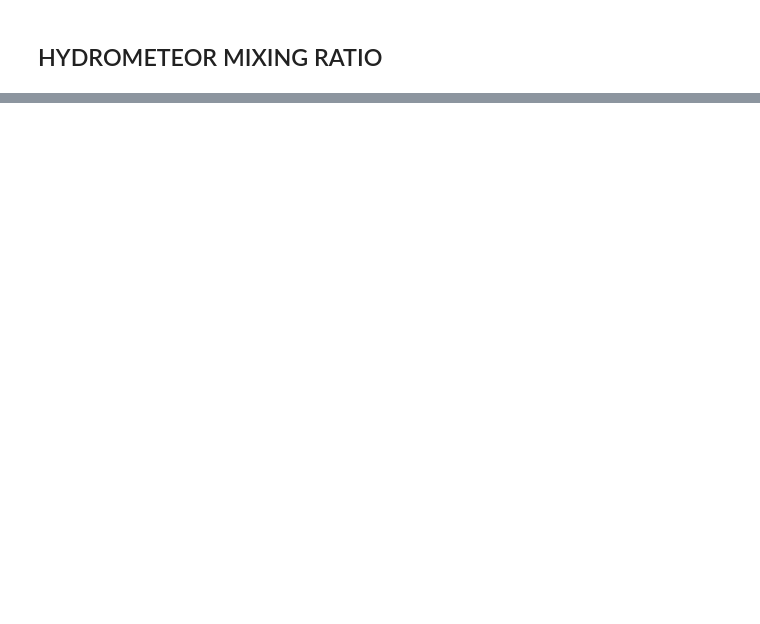
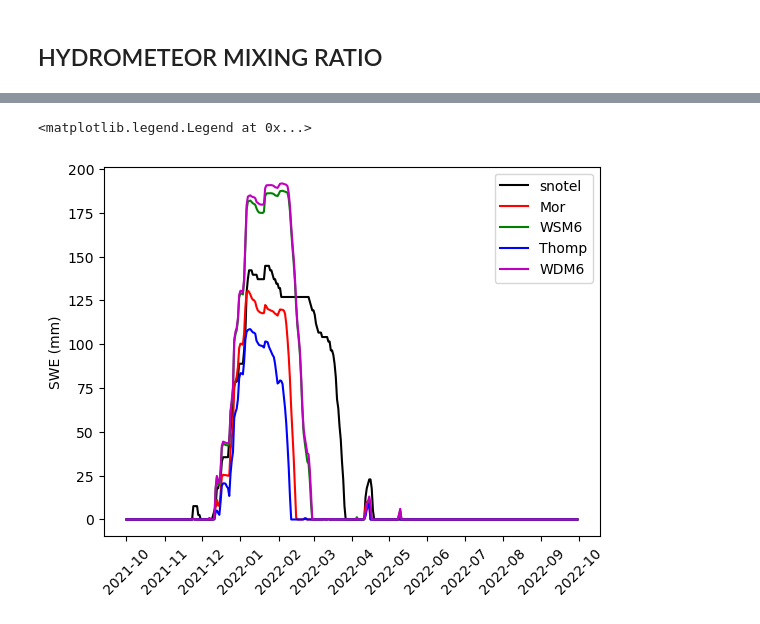
Before and after one commit to stanleyakor1/Comprehensive-Ecam, a Jupyter notebook: Artifact/scritps/mixing_ratio.ipynb, the cells around one changed output, grey strips where cells are left out. Cells and saved outputs as stored; diff of their text form; code cells hidden in the pictures; blank space fills up the shorter version.

```diff
--- a/Artifact/scritps/mixing_ratio.ipynb
+++ b/Artifact/scritps/mixing_ratio.ipynb
@@ -166,0 +199,41 @@ plt.show()
+# %%
+path = '/bsuhome/stanleyakor/Python-tutorial/wrf-python/'
+path_2_wy_file = '/bsuhome/stanleyakor/wateryear_2022/'
+path_geog_file= '/bsuhome/stanleyakor/scratch/WY_22_THOMPSON/wrfout_d02_2021-09-29_00:00:00'
+# %%
+All_schemes = {
+    'Morrison': path_2_wy_file + 'MORRISON_22_daily.nc',
+    'WDM6': path_2_wy_file + 'WDM6_22_daily.nc',
+    'Thompson': path_2_wy_file + 'Thompson_22_daily.nc'
+    }
+# %%
+corr = snotel_snowheight('PRCP',path+'NRCS_SNOTEL_Locations_noAlaska.csv',\
+            path+'temp2',path_geog_file,path_2_wy_file+'WSM6_22_daily.nc', 'precip_comp','WSM6', save = False)
+# %%
+snotel,wrf_mor = corr.worker(All_schemes,'Morrison')['SNOW']
+snotel,wrf_thom = corr.worker(All_schemes,'Thompson')['SNOW']
+snotel,wrf_wsm6= corr.worker(All_schemes,'WSM6')['SNOW']
+snotel,wrf_wdm6 = corr.worker(All_schemes,'WDM6')['SNOW']
+# %%
+start_date = '2021-10-01'
+end_date = '2022-09-30'
+
+# Create the DateTimeIndex with a 1-day frequency
+date_index = pd.date_range(start=start_date, end=end_date, freq='D')
+
+plt.plot(date_index,snotel,'k-',label='snotel')
+plt.plot(date_index,wrf_mor,'r',label='Mor')
+plt.plot(date_index,wrf_wsm6,'g',label='WSM6')
+plt.plot(date_index,wrf_thom,'b',label='Thomp')
+plt.plot(date_index,wrf_wdm6,'m',label='WDM6')
+plt.ylabel('SWE (mm)')
+
+plt.xticks(rotation=45)  # Rotate the x-axis labels by 45 degrees
+
+# Create custom month labels
+plt.gca().xaxis.set_major_locator(mdates.MonthLocator())
+
+plt.legend()
+# %% [output]
+<matplotlib.legend.Legend at 0x...>
+[figure, added]
```
Also changed, not shown: parts of 13 cells of this notebook, 1 other file.
